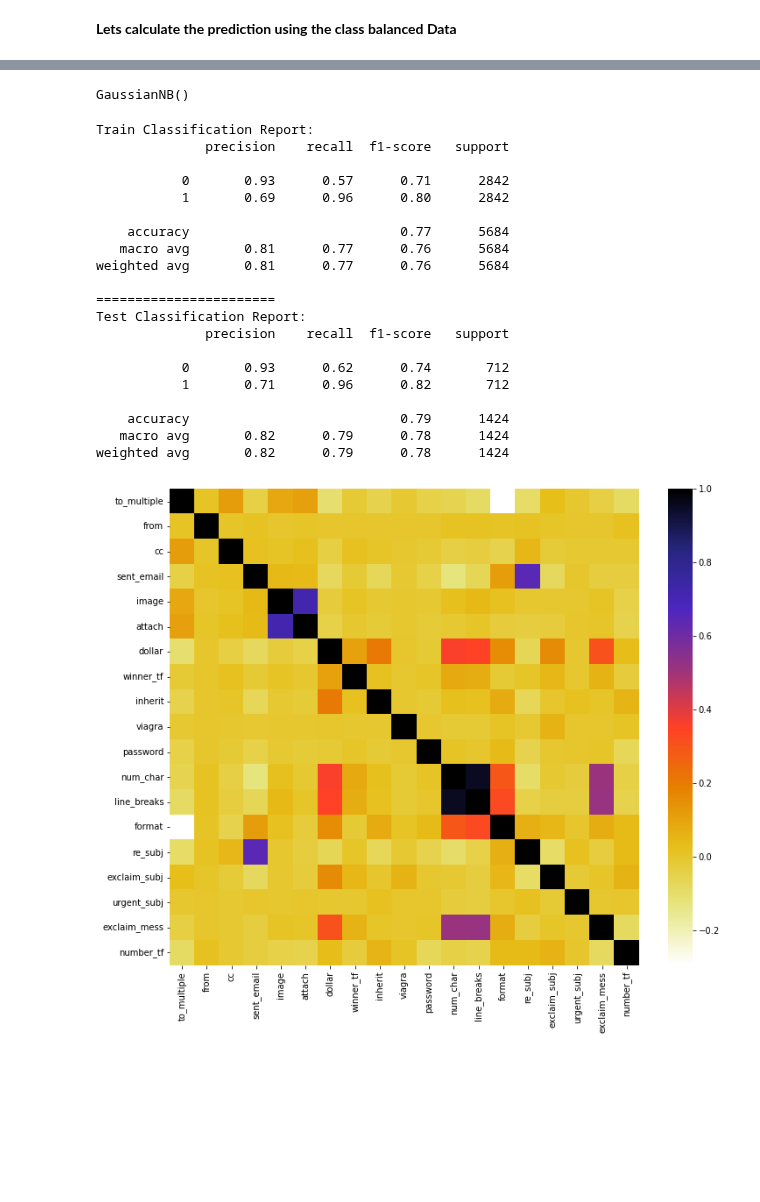
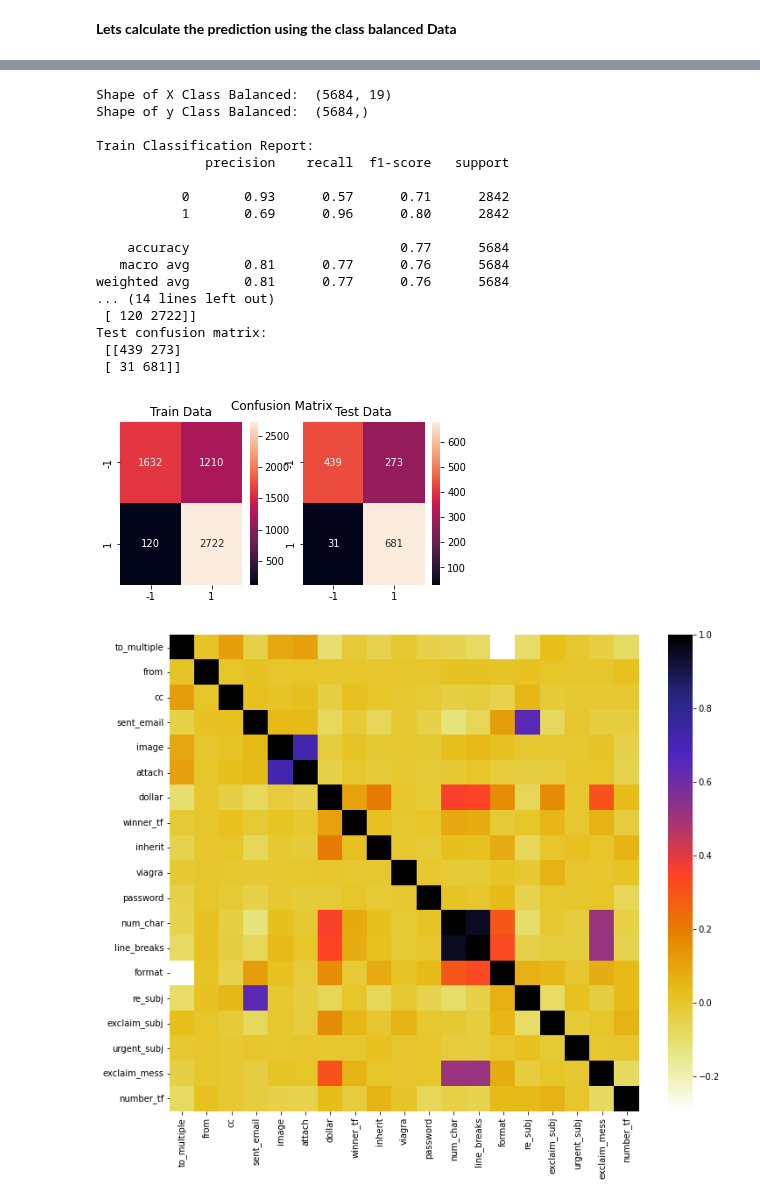
Before and after one commit to arvind-maurya/MachineLearning, a Jupyter notebook: Assignment/AIMLCEP_ARVIND_MAURYA_Q2.ipynb, the cells around one changed output, grey strips where cells are left out. Drawn from its saved outputs; the diff is of its cells as text; code cells hidden in the pictures; blank space fills up the shorter version.

```diff
--- a/Assignment/AIMLCEP_ARVIND_MAURYA_Q2.ipynb
+++ b/Assignment/AIMLCEP_ARVIND_MAURYA_Q2.ipynb
@@ -389,5 +410,31 @@ print(y_train_smote.shape)
 # %%
+print("Shape of X Class Balanced: ", X_train_smote.shape)
+print("Shape of y Class Balanced: ", y_train_smote.shape)
+
 nb_model = GaussianNB() #define a model using Gaussian version Naive Bayes classifier
 nb_model.fit(X_train_smote, y_train_smote) #fit the model using the training class balanced data
+
+y_train_predicted_nb_bal = nb_model.predict(X_train_smote)
+y_test_predicted_nb_bal = nb_model.predict(X_test_smote)
+
+print_classification_report(y_train_smote,y_train_predicted_nb_bal , y_test_smote, y_test_predicted_nb_bal)
+plot_confusion_matrix(y_train_smote,y_train_predicted_nb_bal , y_test_smote, y_test_predicted_nb_bal)
 # %% [output]
-GaussianNB()
+Shape of X Class Balanced:  (5684, 19)
+Shape of y Class Balanced:  (5684,)
+
+Train Classification Report:
+              precision    recall  f1-score   support
+
+           0       0.93      0.57      0.71      2842
+           1       0.69      0.96      0.80      2842
+
+    accuracy                           0.77      5684
+   macro avg       0.81      0.77      0.76      5684
+weighted avg       0.81      0.77      0.76      5684
+... (14 lines left out)
+ [ 120 2722]]
+Test confusion matrix:
+ [[439 273]
+ [ 31 681]]
+[figure, added]
@@ -397,33 +441,3 @@ y_test_predicted_nb_bal = nb_model.predict(X_test_smote)
-# %%
-from sklearn.metrics import classification_report
-train_cr_nb_bal = classification_report(y_train_smote, y_train_predicted_nb_bal)
-print("Train Classification Report:")
-print(train_cr_nb_bal)
-print("=======================")
-test_cr_nb_bal = classification_report(y_test_smote, y_test_predicted_nb_bal)
-print("Test Classification Report:")
-print(test_cr_nb_bal)
-# %% [output]
-Train Classification Report:
-              precision    recall  f1-score   support
-
-           0       0.93      0.57      0.71      2842
-           1       0.69      0.96      0.80      2842
-
-    accuracy                           0.77      5684
-   macro avg       0.81      0.77      0.76      5684
-weighted avg       0.81      0.77      0.76      5684
-
-=======================
-Test Classification Report:
-              precision    recall  f1-score   support
-
-           0       0.93      0.62      0.74       712
-           1       0.71      0.96      0.82       712
-
-    accuracy                           0.79      1424
-   macro avg       0.82      0.79      0.78      1424
-weighted avg       0.82      0.79      0.78      1424
 # %%
 import seaborn as sns
 import matplotlib.pyplot as plt
```
Also changed, not shown: parts of 13 cells of this notebook.
